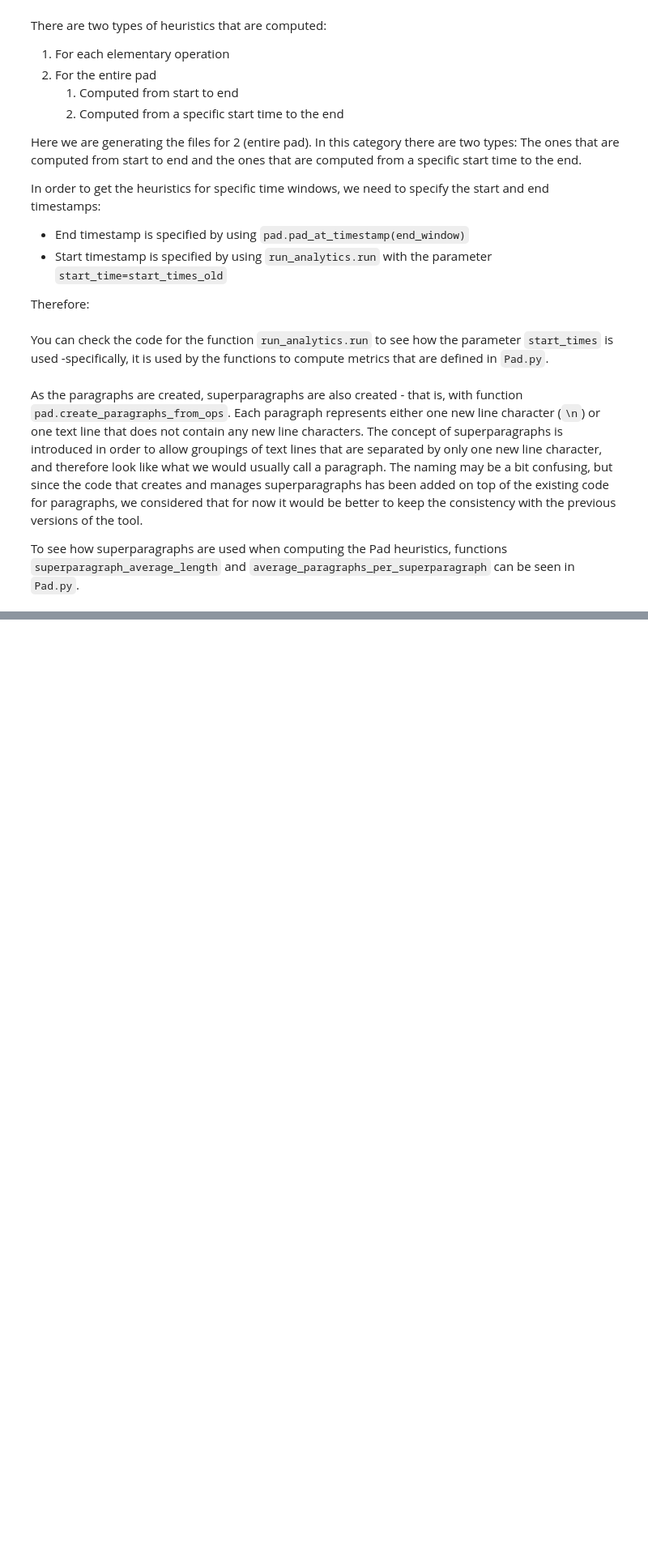
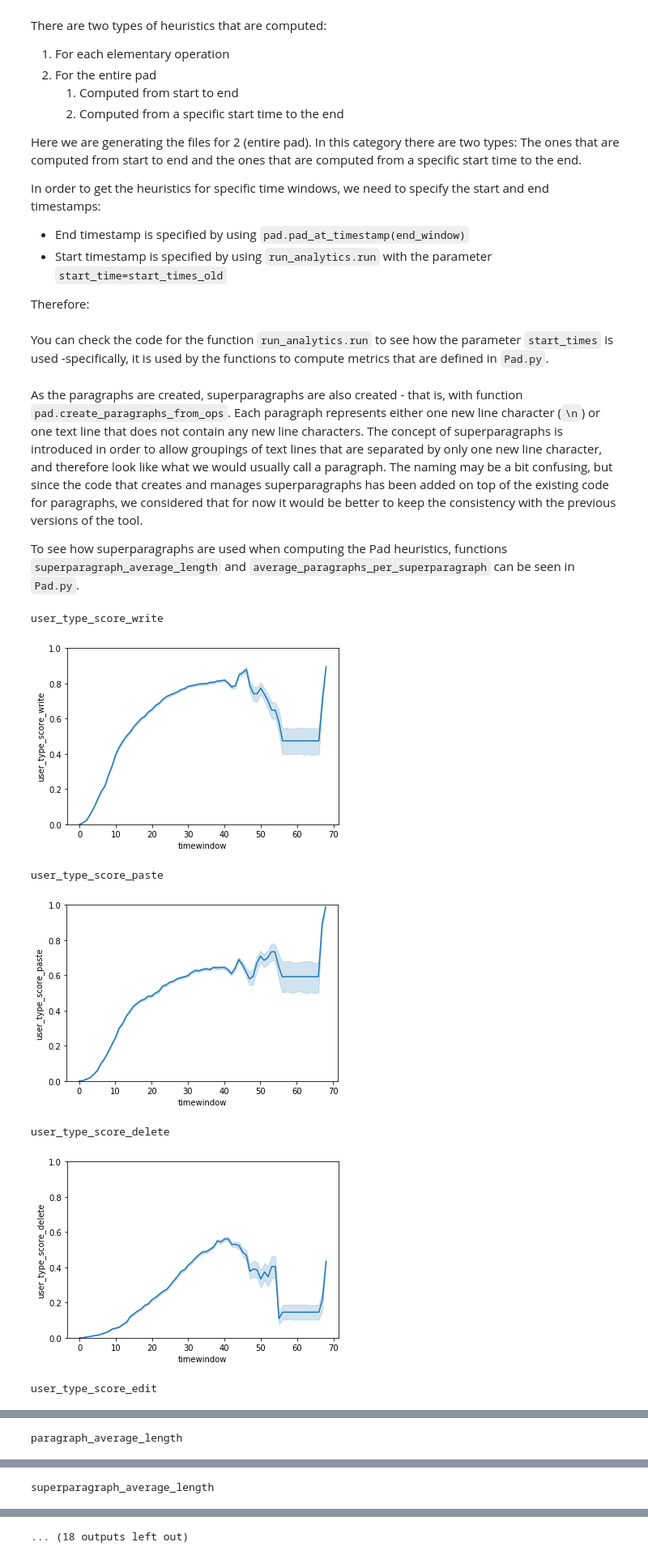
Before and after one commit to adrian-pace/FROG-analytics, a Jupyter notebook: src/analysis_evolution.ipynb, the cells around one changed output, grey strips where cells are left out. Shown at 81% size. Cells and saved outputs as stored; diff of their text form; code cells hidden in the pictures; blank space fills up the shorter version.

```diff
--- a/src/analysis_evolution.ipynb
+++ b/src/analysis_evolution.ipynb
@@ -128,0 +139,50 @@ To see how superparagraphs are used when computing the Pad heuristics, functions
+# %%
+current_window = 0
+path_to_file = "results/entries_{}.tsv".format(current_window)
+pd_dict = {}
+
+while os.path.isfile(path_to_file):
+    if os.path.isfile(path_to_file):
+        pd_dict[current_window] = pd.read_csv(path_to_file, sep="\t")
+    current_window += 1
+    path_to_file = "results/entries_{}.tsv".format(current_window)
+# %%
+# pad_names = pd_dict[0].docID.unique()
+heuristic_names = list(pd_dict[0].columns)
+heuristic_names.remove('docID')
+
+clean_df = pd.DataFrame(columns=["docID", *heuristic_names, "timewindow"])
+
+for heuristic_name in heuristic_names:
+    for t in range(len(pd_dict)):
+        t_df = pd_dict[t]
+        t_df["timewindow"] = t
+        clean_df = pd.concat([clean_df, t_df])
+# %%
+# plt.plot(np.transpose(clean_dfs[heuristic_name]))
+for heuristic_name in heuristic_names[10:]:
+    if heuristic_name not in ["break_score_short",
+                              "added_chars",
+                              "length",
+                              "length_all",
+                              "length_all_write",
+                              "length_all_paste",
+                              "length_all_delete",
+                              "deleted_chars",
+                              ""]:
+        plt.figure()
+        print(heuristic_name)
+        sns.lineplot(x="timewindow", y=heuristic_name, data=clean_df)
+        if "score" in heuristic_name:
+            axes = plt.gca()
+            axes.set_ylim([0,1])
+
+        plt.show()
+# %% [output]
+user_type_score_write
+[figure, added]
+user_type_score_paste
+[figure, added]
+user_type_score_delete
+[figure, added]
+user_type_score_edit
@@ -128,0 +190 @@ To see how superparagraphs are used when computing the Pad heuristics, functions
+paragraph_average_length
@@ -128,0 +192 @@ To see how superparagraphs are used when computing the Pad heuristics, functions
+superparagraph_average_length
@@ -128,0 +194 @@ To see how superparagraphs are used when computing the Pad heuristics, functions
+... (18 outputs left out)
```
Also changed, not shown: parts of 7 cells of this notebook, 2 other files.
